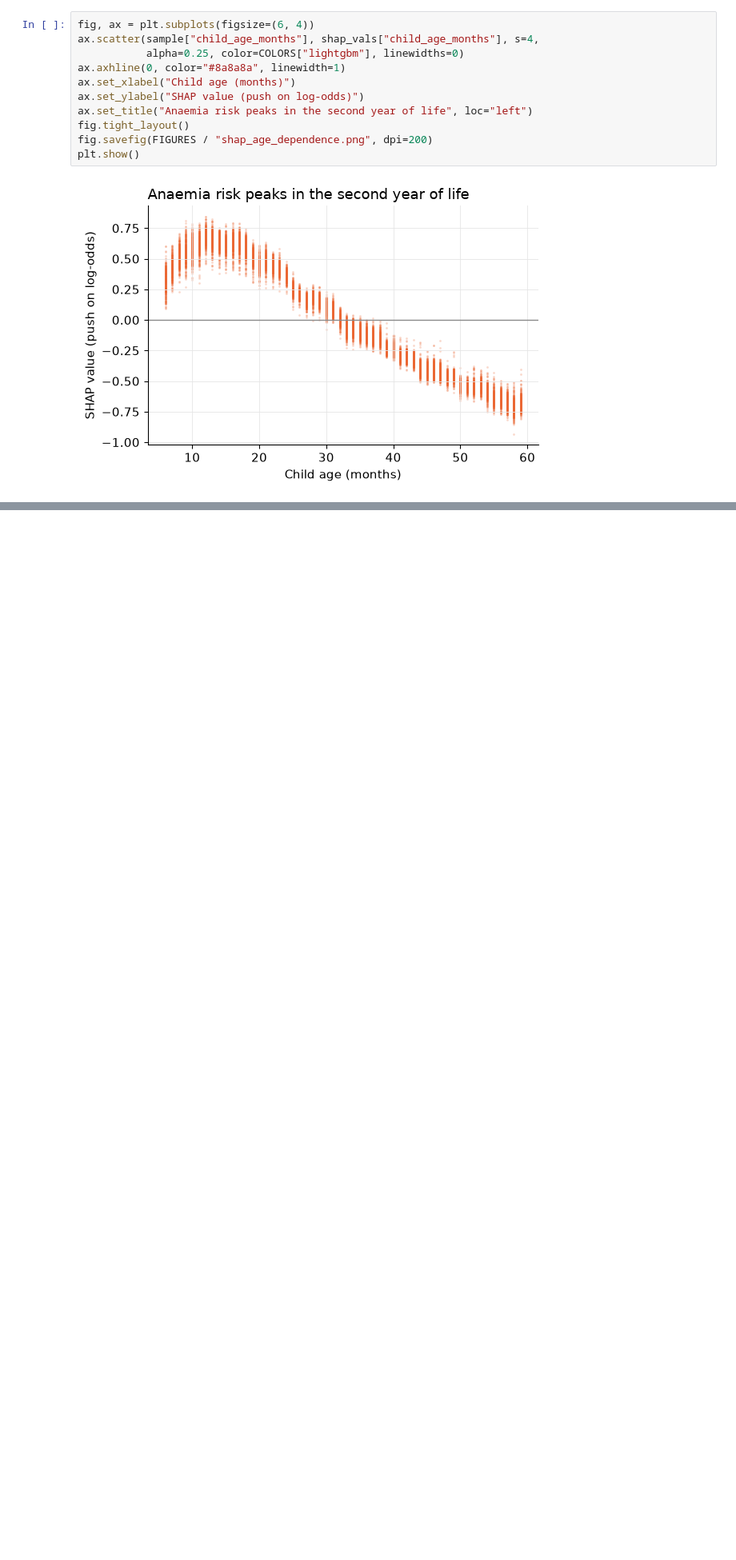
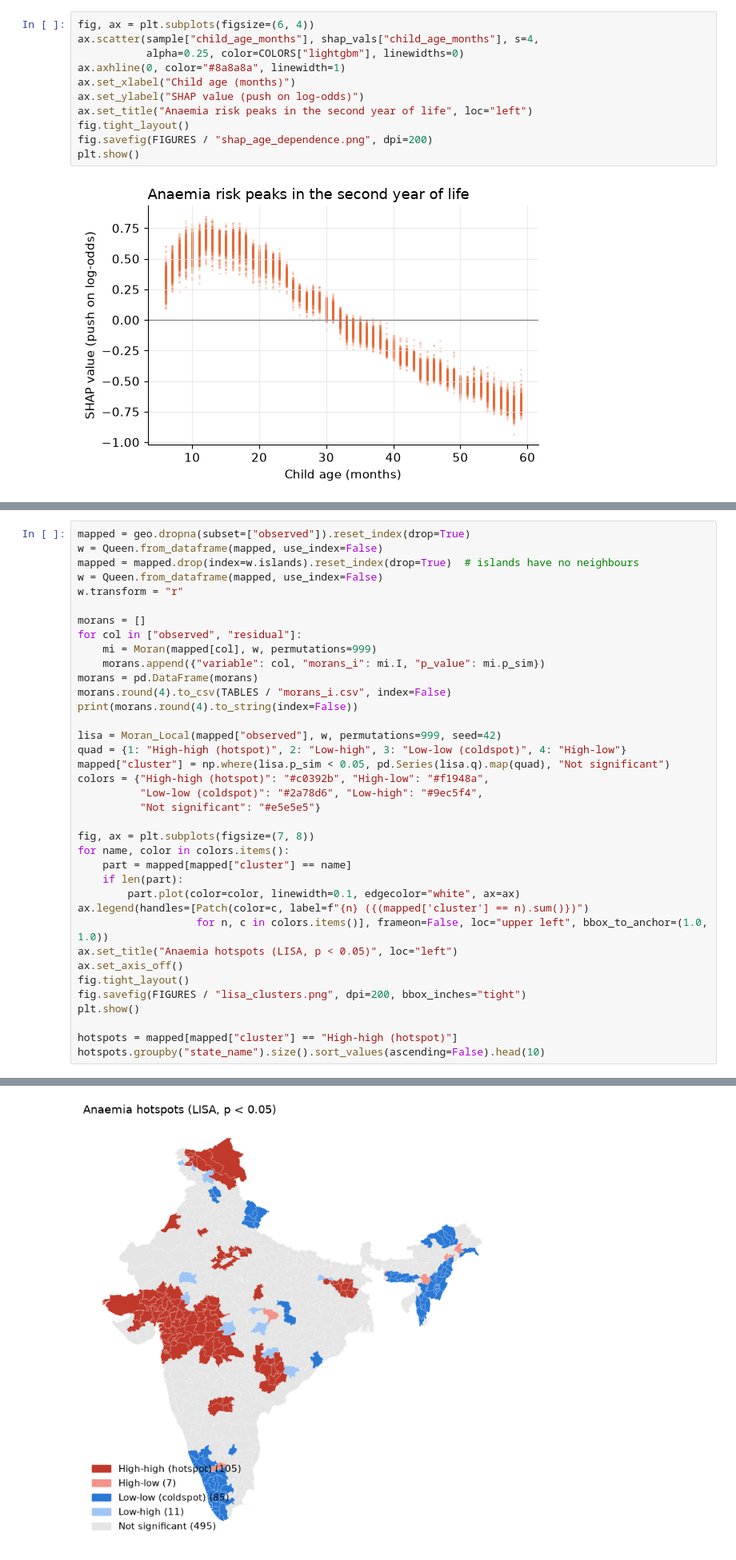
Before and after one commit to gowrinair25/nfhs5-child-anaemia, a Jupyter notebook: notebooks/figures.ipynb, the cells around one changed output, grey strips where cells are left out. Shown at 80% size. Saved outputs shown, nothing was run; the diff lists cells and outputs as text; blank space fills up the shorter version.

```diff
--- a/notebooks/figures.ipynb
+++ b/notebooks/figures.ipynb
@@ -126,0 +210,38 @@ plt.show()
+# %%
+mapped = geo.dropna(subset=["observed"]).reset_index(drop=True)
+w = Queen.from_dataframe(mapped, use_index=False)
+mapped = mapped.drop(index=w.islands).reset_index(drop=True)  # islands have no neighbours
+w = Queen.from_dataframe(mapped, use_index=False)
+w.transform = "r"
+
+morans = []
+for col in ["observed", "residual"]:
+    mi = Moran(mapped[col], w, permutations=999)
+    morans.append({"variable": col, "morans_i": mi.I, "p_value": mi.p_sim})
+morans = pd.DataFrame(morans)
+morans.round(4).to_csv(TABLES / "morans_i.csv", index=False)
+print(morans.round(4).to_string(index=False))
+
+lisa = Moran_Local(mapped["observed"], w, permutations=999, seed=42)
+quad = {1: "High-high (hotspot)", 2: "Low-high", 3: "Low-low (coldspot)", 4: "High-low"}
+mapped["cluster"] = np.where(lisa.p_sim < 0.05, pd.Series(lisa.q).map(quad), "Not significant")
+colors = {"High-high (hotspot)": "#c0392b", "High-low": "#f1948a",
+          "Low-low (coldspot)": "#2a78d6", "Low-high": "#9ec5f4",
+          "Not significant": "#e5e5e5"}
+
+fig, ax = plt.subplots(figsize=(7, 8))
+for name, color in colors.items():
+    part = mapped[mapped["cluster"] == name]
+    if len(part):
+        part.plot(color=color, linewidth=0.1, edgecolor="white", ax=ax)
+ax.legend(handles=[Patch(color=c, label=f"{n} ({(mapped['cluster'] == n).sum()})")
+                   for n, c in colors.items()], frameon=False, loc="upper left", bbox_to_anchor=(1.0, 1.0))
+ax.set_title("Anaemia hotspots (LISA, p < 0.05)", loc="left")
+ax.set_axis_off()
+fig.tight_layout()
+fig.savefig(FIGURES / "lisa_clusters.png", dpi=200, bbox_inches="tight")
+plt.show()
+
+hotspots = mapped[mapped["cluster"] == "High-high (hotspot)"]
+hotspots.groupby("state_name").size().sort_values(ascending=False).head(10)
+# %% [output]
@@ -126,0 +254 @@ plt.show()
+[figure, added]
```
Also changed, not shown: parts of 5 cells of this notebook, 4 other files.
